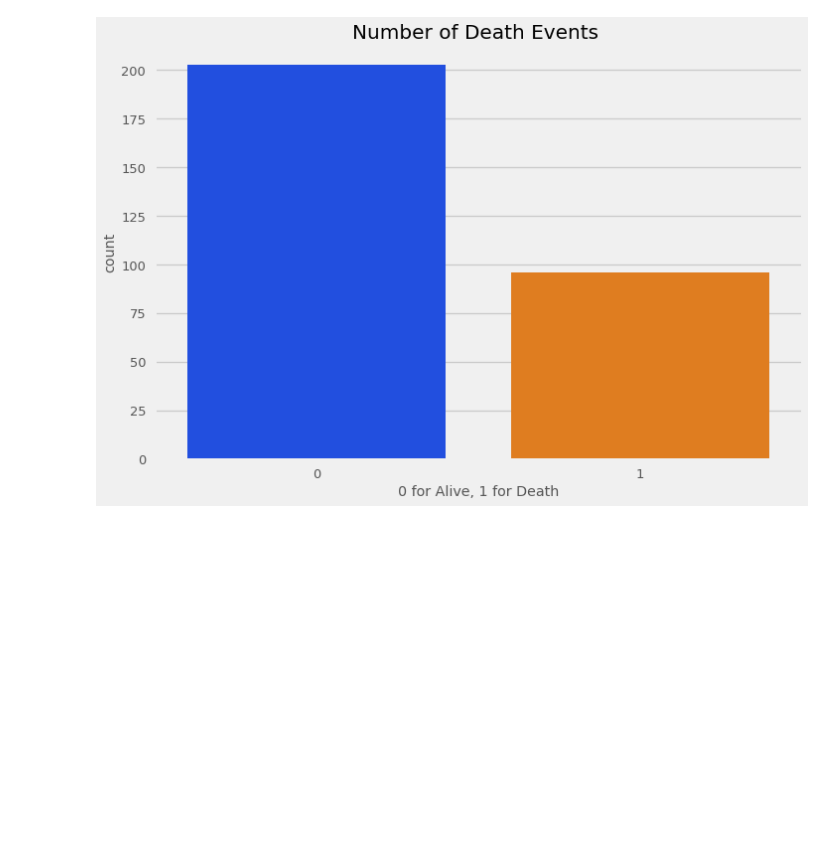
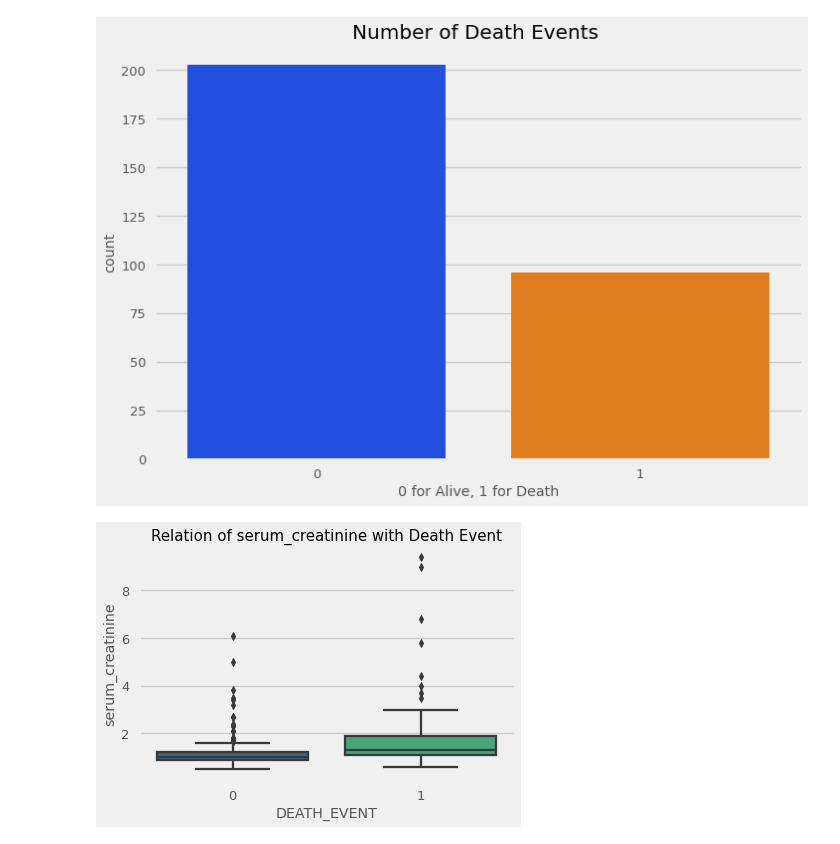
Before and after one commit to tyceaddley/Heart_Failure_Analysis, a Jupyter notebook: Heart_Disease.ipynb, the cells around one changed output. Saved outputs shown, nothing was run; the diff lists cells and outputs as text; code cells hidden in the pictures; blank space fills up the shorter version.

```diff
--- a/Heart_Disease.ipynb
+++ b/Heart_Disease.ipynb
@@ -111,3 +129,11 @@ plt.title('Number of Death Events ', fontsize = 20)
 plt.show()
 # %% [output]
 [figure]
+# %%
+#serum_creatinine and the correspondence with death event
+plt.rcParams['figure.figsize'] = (6,4)
+sns.boxplot(df['DEATH_EVENT'], df['serum_creatinine'], palette = 'viridis')
+plt.title('Relation of serum_creatinine with Death Event', fontsize = 15)
+plt.show()
+# %% [output]
+[figure, added]
```
Also changed, not shown: parts of 6 cells of this notebook.
